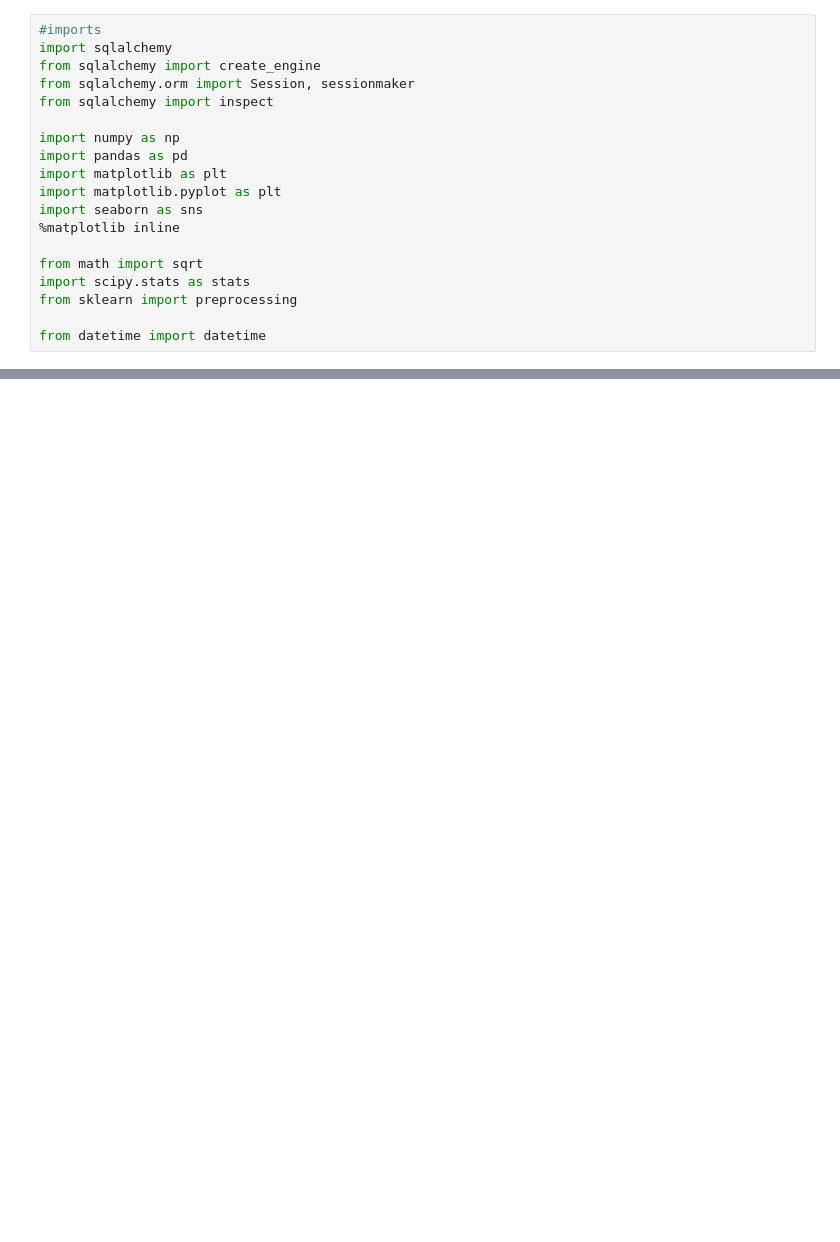
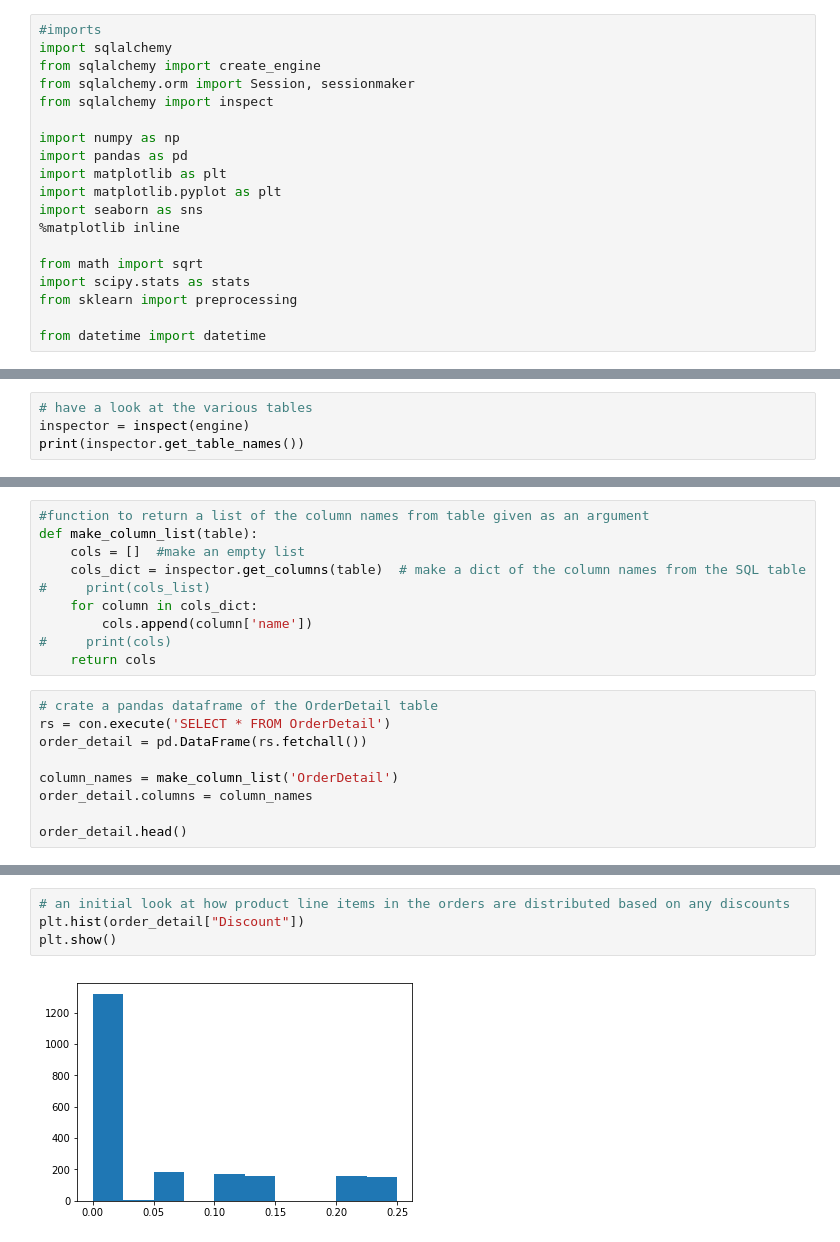
Before and after one commit to giorosati/dsc-2-final-project-online-ds-pt-100118, a Jupyter notebook: northwind_v3.ipynb, the cells around one changed output, grey strips where cells are left out. Cells and saved outputs as stored; diff of their text form; blank space fills up the shorter version.

```diff
--- a/northwind_v3.ipynb
+++ b/northwind_v3.ipynb
@@ -34,0 +45,4 @@ session = Session()
+# %%
+# have a look at the various tables
+inspector = inspect(engine)
+print(inspector.get_table_names())
@@ -34,0 +67,19 @@ session = Session()
+# %%
+#function to return a list of the column names from table given as an argument
+def make_column_list(table):
+    cols = []  #make an empty list
+    cols_dict = inspector.get_columns(table)  # make a dict of the column names from the SQL table
+#     print(cols_list)
+    for column in cols_dict:
+        cols.append(column['name'])
+#     print(cols)
+    return cols
+# %%
+# crate a pandas dataframe of the OrderDetail table
+rs = con.execute('SELECT * FROM OrderDetail')
+order_detail = pd.DataFrame(rs.fetchall())
+
+column_names = make_column_list('OrderDetail')
+order_detail.columns = column_names
+
+order_detail.head()
@@ -34,0 +174,6 @@ session = Session()
+# %%
+# an initial look at how product line items in the orders are distributed based on any discounts
+plt.hist(order_detail["Discount"])
+plt.show()
+# %% [output]
+[figure, added]
```
Also changed, not shown: parts of 45 cells of this notebook, 1 other file.
